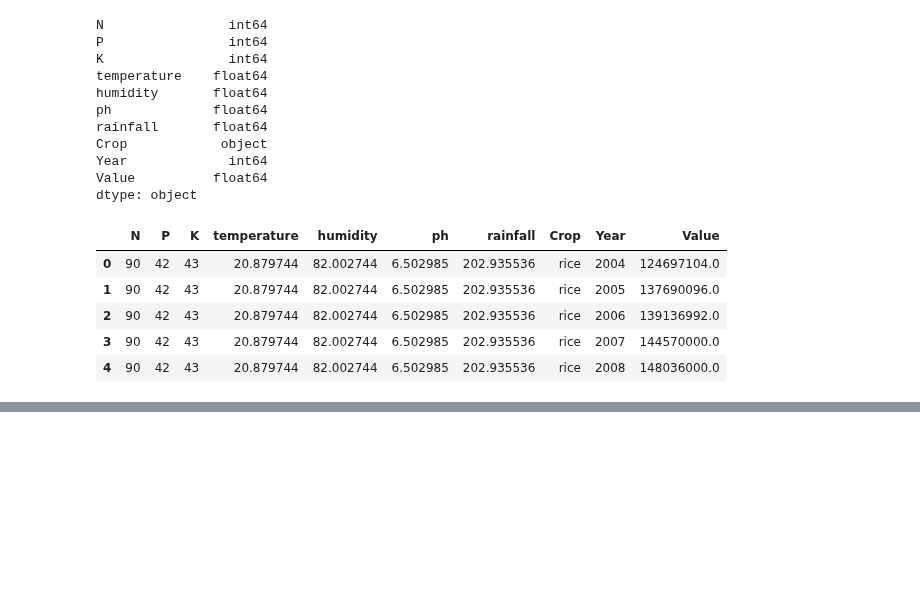
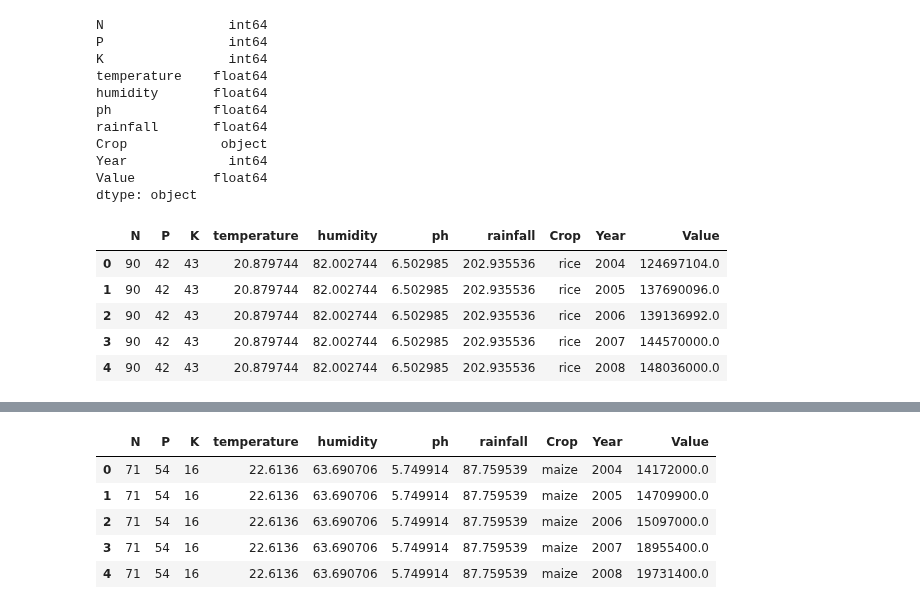
Before and after one commit to springboardmentor2468a-lab/AgriYield, a Jupyter notebook: KARTHICK_RAJA_S/notebooke2.ipynb, the cells around one changed output, grey strips where cells are left out. Cells and saved outputs as stored; diff of their text form; code cells hidden in the pictures; blank space fills up the shorter version.

```diff
--- a/KARTHICK_RAJA_S/notebooke2.ipynb
+++ b/KARTHICK_RAJA_S/notebooke2.ipynb
@@ -110,0 +176,11 @@ df4.head()
+# %%
+df4_clean=df4_clean.reset_index(drop=True)
+# %%
+df4_clean.head()
+# %% [output]
+|  | N | P | K | temperature | humidity | ph | rainfall | Crop | Year | Value |
+| 0 | 71 | 54 | 16 | 22.6136 | 63.690706 | 5.749914 | 87.759539 | maize | 2004 | 14172000.0 |
+| 1 | 71 | 54 | 16 | 22.6136 | 63.690706 | 5.749914 | 87.759539 | maize | 2005 | 14709900.0 |
+| 2 | 71 | 54 | 16 | 22.6136 | 63.690706 | 5.749914 | 87.759539 | maize | 2006 | 15097000.0 |
+| 3 | 71 | 54 | 16 | 22.6136 | 63.690706 | 5.749914 | 87.759539 | maize | 2007 | 18955400.0 |
+| 4 | 71 | 54 | 16 | 22.6136 | 63.690706 | 5.749914 | 87.759539 | maize | 2008 | 19731400.0 |
```
Also changed, not shown: parts of 4 cells of this notebook.
